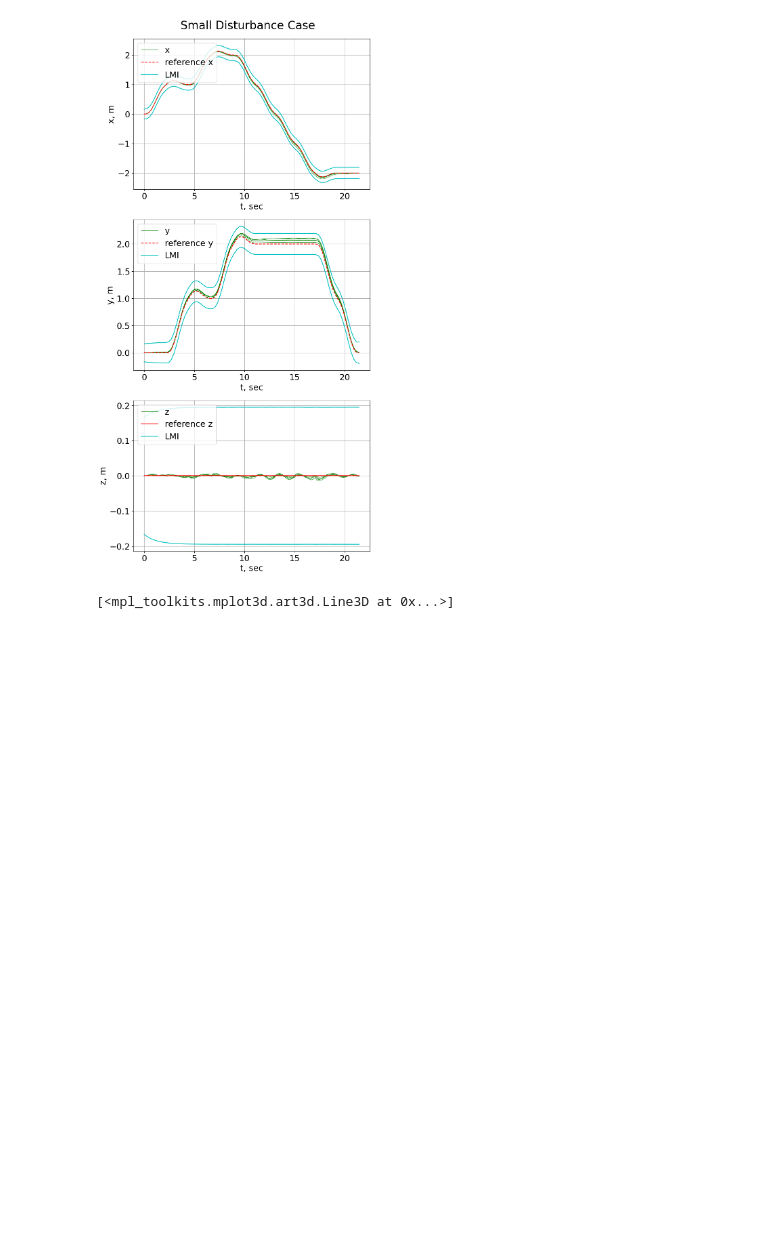
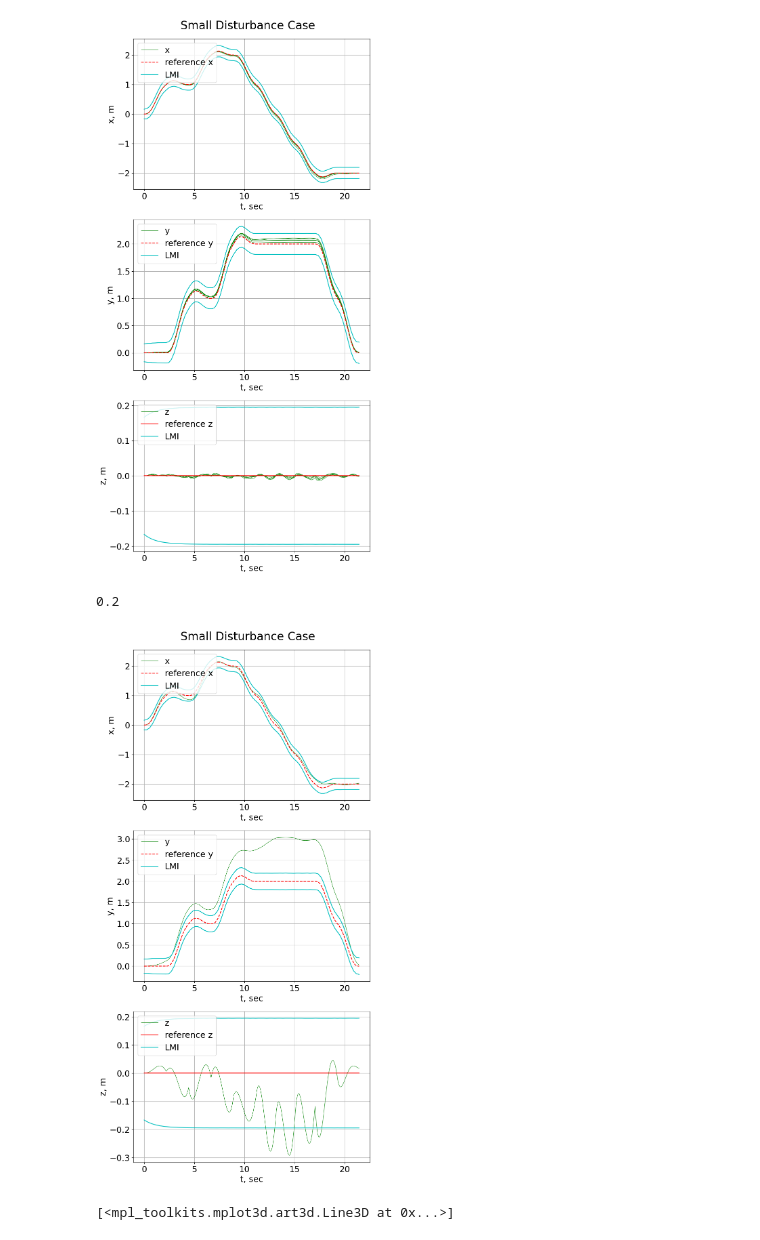
Before and after one commit to melodylylin/lie-dynamics, a Jupyter notebook: test.ipynb, the cells around one changed output. Cells and saved outputs as stored; diff of their text form; code cells hidden in the pictures; blank space fills up the shorter version.

```diff
--- a/test.ipynb
+++ b/test.ipynb
@@ -198,6 +198,12 @@ ro1, ro2, ro3 = plot_rover_sim(freq, ref, 0.05, 0.01, bound_s)
 0.9
 2
 [figure]
+# %%
+freq = [0.2]#[0.7, 0.75, 0.8, 0.85, 0.9, 0.95]
+ro1, ro2, ro3 = plot_rover_sim(freq, ref, 0.1, 0.01, bound_s)
+# %% [output]
+0.2
+[figure, added]
 # %%
 bc_land = np.array(
     [  # boundary conditions
```
Also changed, not shown: 2 other files.
